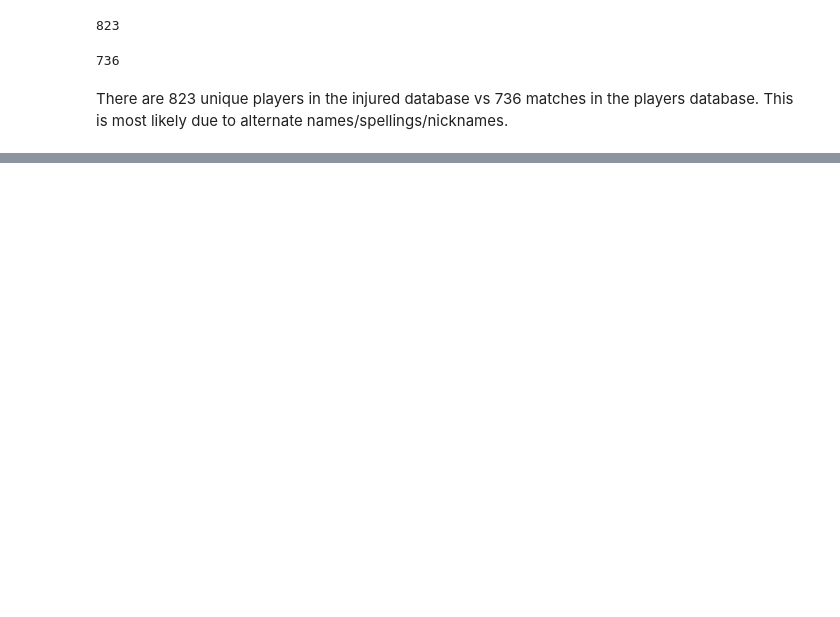
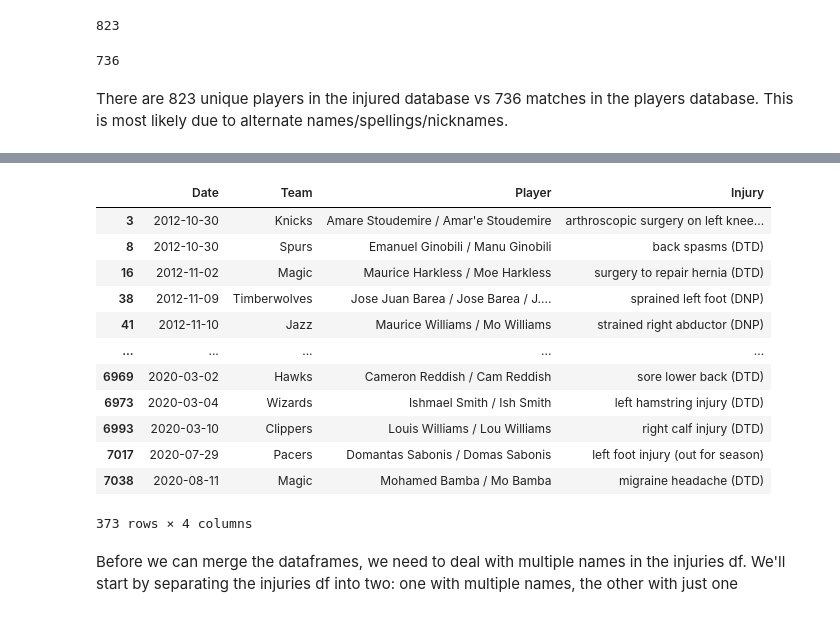
Before and after one commit to joongsim/nba-injuries, a Jupyter notebook: injury_prediction.ipynb, the cells around one changed output, grey strips where cells are left out. Cells and saved outputs as stored; diff of their text form; code cells hidden in the pictures; blank space fills up the shorter version.

```diff
--- a/injury_prediction.ipynb
+++ b/injury_prediction.ipynb
@@ -119,0 +106,18 @@ array(['Alex Abrines', 'Quincy Acy', 'Jaylen Adams', 'Jordan Adams',
+# %%
+injuries[injuries['Player'].str.contains('/')]
+# %% [output]
+|  | Date | Team | Player | Injury |
+| 3 | 2012-10-30 | Knicks | Amare Stoudemire / Amar'e Stoudemire | arthroscopic surgery on left knee... |
+| 8 | 2012-10-30 | Spurs | Emanuel Ginobili / Manu Ginobili | back spasms (DTD) |
+| 16 | 2012-11-02 | Magic | Maurice Harkless / Moe Harkless | surgery to repair hernia (DTD) |
+| 38 | 2012-11-09 | Timberwolves | Jose Juan Barea / Jose Barea / J.... | sprained left foot (DNP) |
+| 41 | 2012-11-10 | Jazz | Maurice Williams / Mo Williams | strained right abductor (DNP) |
+| ... | ... | ... | ... | ... |
+| 6969 | 2020-03-02 | Hawks | Cameron Reddish / Cam Reddish | sore lower back (DTD) |
+| 6973 | 2020-03-04 | Wizards | Ishmael Smith / Ish Smith | left hamstring injury (DTD) |
+| 6993 | 2020-03-10 | Clippers | Louis Williams / Lou Williams | right calf injury (DTD) |
+| 7017 | 2020-07-29 | Pacers | Domantas Sabonis / Domas Sabonis | left foot injury (out for season) |
+| 7038 | 2020-08-11 | Magic | Mohamed Bamba / Mo Bamba | migraine headache (DTD) |
+373 rows × 4 columns
+# %% [markdown]
+Before we can merge the dataframes, we need to deal with multiple names in the injuries df. We'll start by separating the injuries df into two: one with multiple names, the other with just one
```
Also changed, not shown: parts of 24 cells of this notebook.
